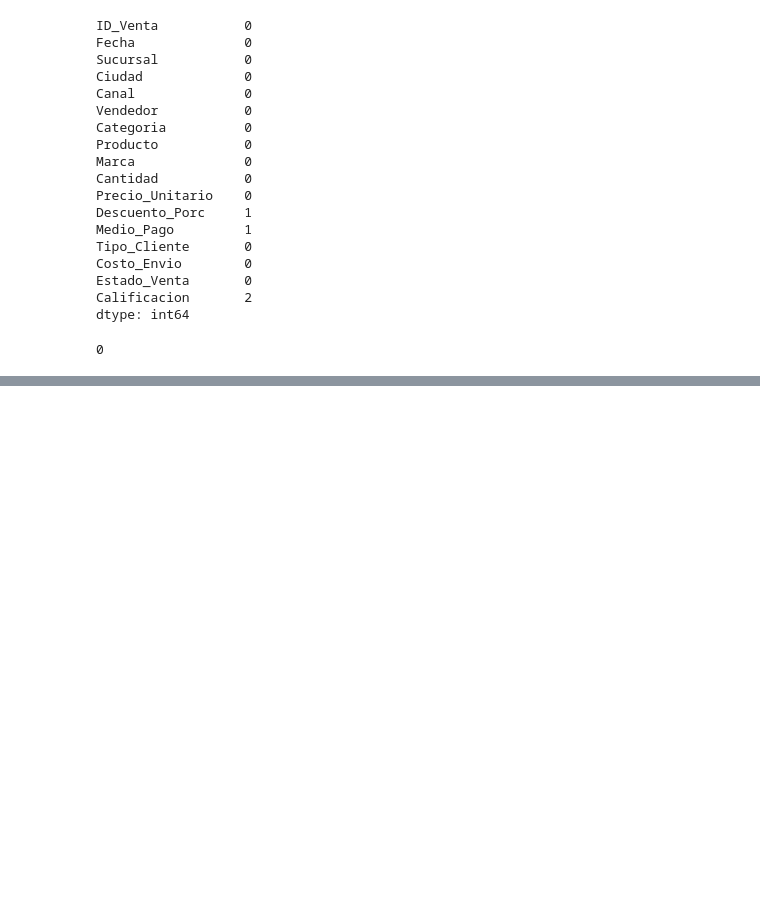
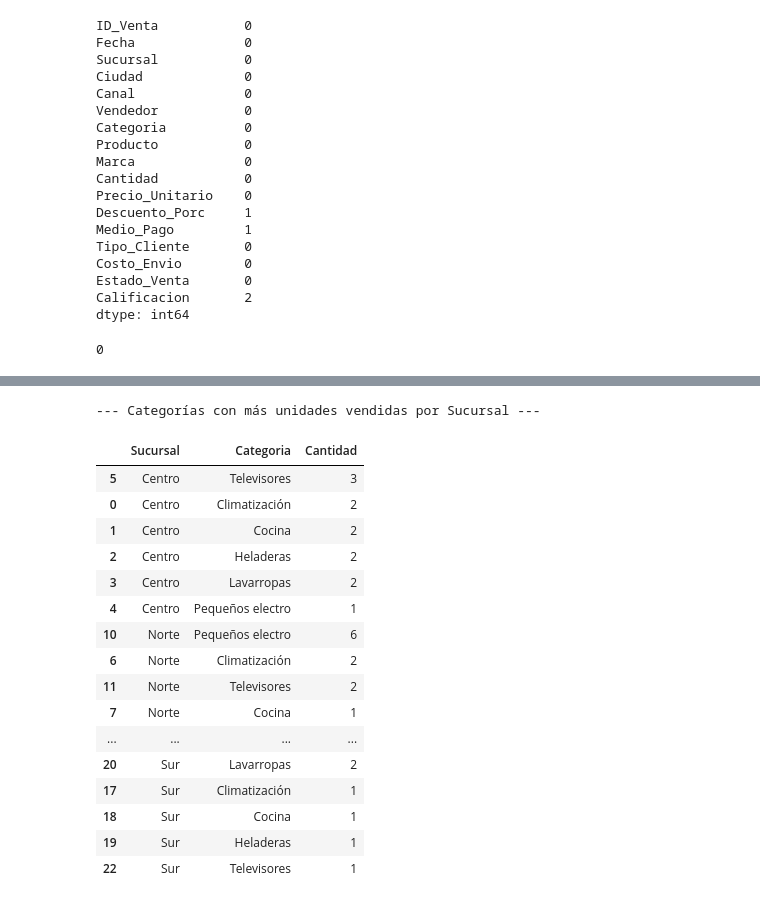
Before and after one commit to wilson-j-insaurralde/Clase-9---trabajo-integrador, a Jupyter notebook: analisis exploratorio.ipynb, the cells around one changed output, grey strips where cells are left out. Saved outputs shown, nothing was run; the diff lists cells and outputs as text; code cells hidden in the pictures; blank space fills up the shorter version.

```diff
--- a/analisis exploratorio.ipynb
+++ b/analisis exploratorio.ipynb
@@ -142,0 +293,27 @@ df[df.isnull().any(axis=1)]
+# %%
+# 2. Categorías más vendidas (en unidades) dentro de cada sucursal
+categorias_sucursal = df.groupby(['Sucursal', 'Categoria'])['Cantidad'].sum().reset_index()
+# Ordenamos para que quede primero la sucursal y luego la categoría con más ventas
+categorias_sucursal = categorias_sucursal.sort_values(by=['Sucursal', 'Cantidad'], ascending=[True, False])
+
+print("\n--- Categorías con más unidades vendidas por Sucursal ---")
+display(categorias_sucursal)
+# %% [output]
+--- Categorías con más unidades vendidas por Sucursal ---
+|  | Sucursal | Categoria | Cantidad |
+| 5 | Centro | Televisores | 3 |
+| 0 | Centro | Climatización | 2 |
+| 1 | Centro | Cocina | 2 |
+| 2 | Centro | Heladeras | 2 |
+| 3 | Centro | Lavarropas | 2 |
+| 4 | Centro | Pequeños electro | 1 |
+| 10 | Norte | Pequeños electro | 6 |
+| 6 | Norte | Climatización | 2 |
+| 11 | Norte | Televisores | 2 |
+| 7 | Norte | Cocina | 1 |
+| ... | ... | ... | ... |
+| 20 | Sur | Lavarropas | 2 |
+| 17 | Sur | Climatización | 1 |
+| 18 | Sur | Cocina | 1 |
+| 19 | Sur | Heladeras | 1 |
+| 22 | Sur | Televisores | 1 |
```
Also changed, not shown: parts of 27 cells of this notebook.
